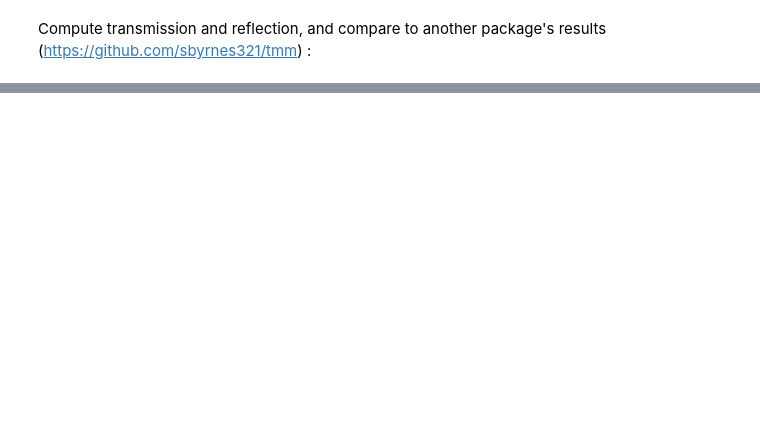
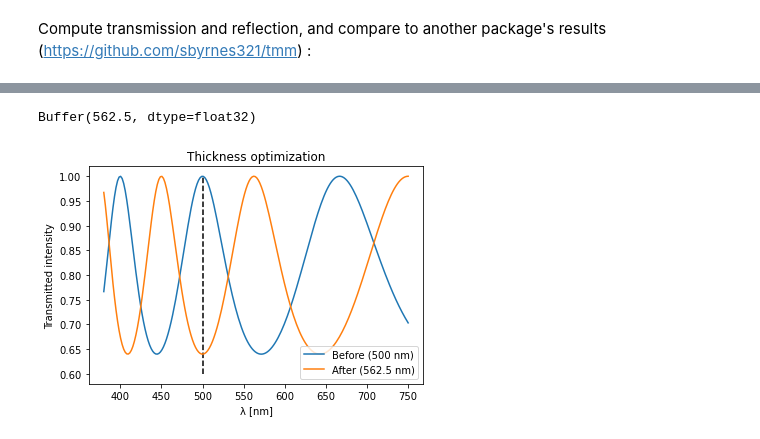
Before and after one commit to simbilod/sax, a Jupyter notebook: examples/02_thinfilm.ipynb, the cells around one changed output, grey strips where cells are left out. Saved outputs shown, nothing was run; the diff lists cells and outputs as text; code cells hidden in the pictures; blank space fills up the shorter version.

Commit message:
Formatting and cleanup

```diff
--- a/examples/02_thinfilm.ipynb
+++ b/examples/02_thinfilm.ipynb
@@ -596,0 +208,2 @@ for step in range_:
+# %%
+grad = jax.jit(jax.grad(loss))
@@ -596,0 +216,40 @@ for step in range_:
+# %%
+initial_thickness = 500.
+optim_init, optim_update, optim_params = opt.adam(step_size=10)
+optim_state = optim_init(initial_thickness)
+
+@jax.jit
+def train_step(step, optim_state):
+    params = optim_params(optim_state)
+    lossvalue = loss(params)
+    gradvalue = grad(params)
+    optim_state = optim_update(step, gradvalue, optim_state)
+    return lossvalue, optim_state
+# %%
+range_ = tqdm.trange(1000)
+for step in range_:
+    lossvalue, optim_state = train_step(step, optim_state)
+    range_.set_postfix(loss=f"{lossvalue:.6f}")
+# %%
+thickness = optim_params(optim_state)
+thickness
+# %% [output]
+Buffer(562.5, dtype=float32)
+# %%
+params = sax.set_global_params(dielectric_fabry_perot["default_params"], wl=wls)
+params["B"]["di"] = thickness
+params["air-B"]["nj"] = 2.
+params["B"]["ni"] = 2.
+params["B-air"]["ni"] = 2.
+detected = dielectric_fabry_perot["in", "out"](params)
+
+plt.plot(wls, jnp.abs(transmitted)**2, label='Before (500 nm)')
+plt.plot(wls, jnp.abs(detected)**2, label="After ({} nm)".format(thickness))
+plt.vlines(500, 0.6, 1, 'k', linestyle='--')
+plt.xlabel("λ [nm]")
+plt.ylabel("Transmitted intensity")
+plt.legend(loc="lower right")
+plt.title("Thickness optimization")
+plt.show()
+# %% [output]
+[figure, added]
```
Also changed, not shown: parts of 93 cells of this notebook, 3 other files.
